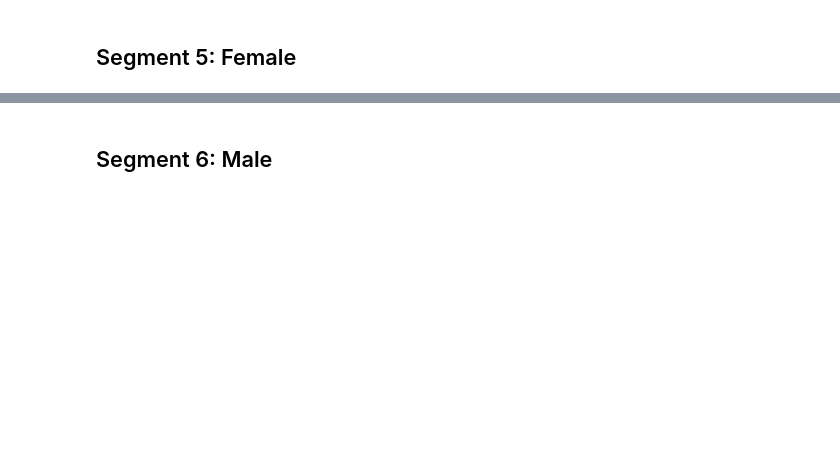
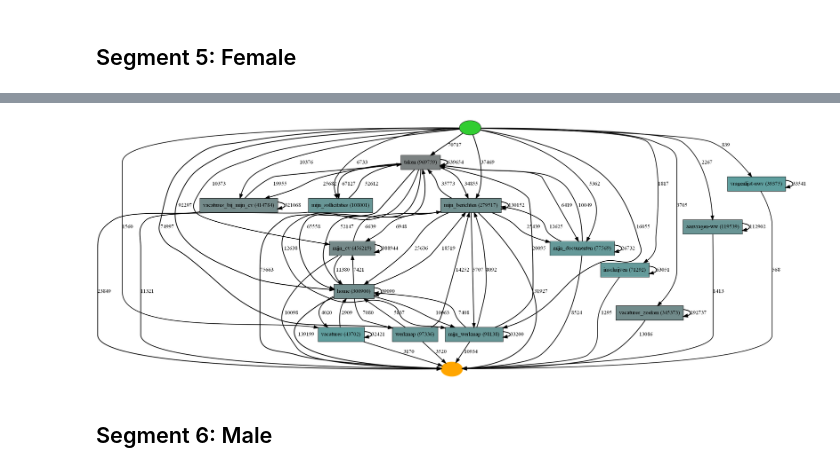
Before and after one commit to sinaaghaee/ProcessMiningProject-CustomerBehaviorAnalysis, a Jupyter notebook: BPM-Project-Aghaee-Varchandi-Mahmoodi.ipynb, the cells around one changed output, grey strips where cells are left out. Cells and saved outputs as stored; diff of their text form; code cells hidden in the pictures; blank space fills up the shorter version.

```diff
--- a/BPM-Project-Aghaee-Varchandi-Mahmoodi.ipynb
+++ b/BPM-Project-Aghaee-Varchandi-Mahmoodi.ipynb
@@ -822,2 +1260,15 @@ pm4py.view_heuristics_net(heu_net)
+# %%
+log_segment_5 = xes_importer.apply('event_log_segment_5.xes')
+# %%
+# Simplified Interface
+heu_net = pm4py.discover_heuristics_net(
+    log_segment_5, dependency_threshold=0.9999,
+    and_threshold=0.999,
+    loop_two_threshold=0.999
+)
+pm4py.save_vis_heuristics_net(heu_net, file_path='Segment5_behavior_heuristicsminer.png')
+pm4py.view_heuristics_net(heu_net)
+# %% [output]
+[figure, added]
 # %% [markdown]
 ## Segment 6: Male
```
Also changed, not shown: parts of 84 cells of this notebook.
